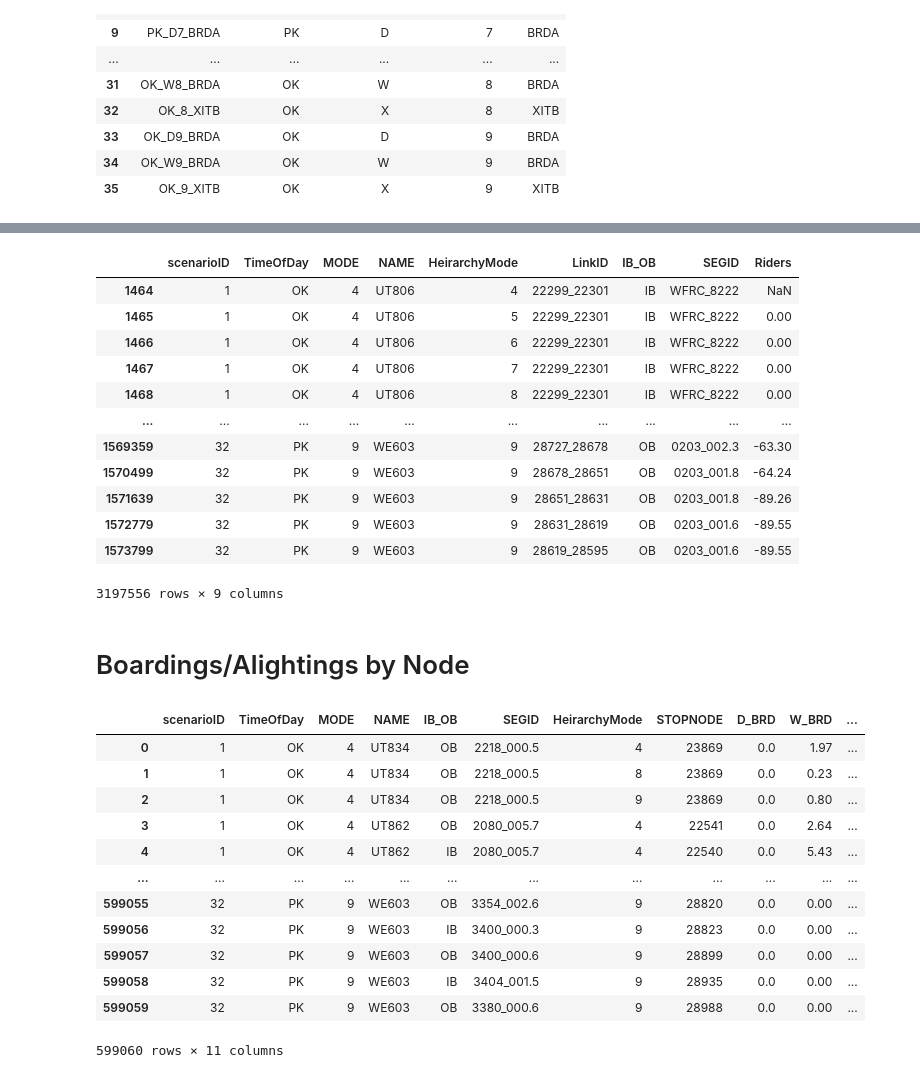
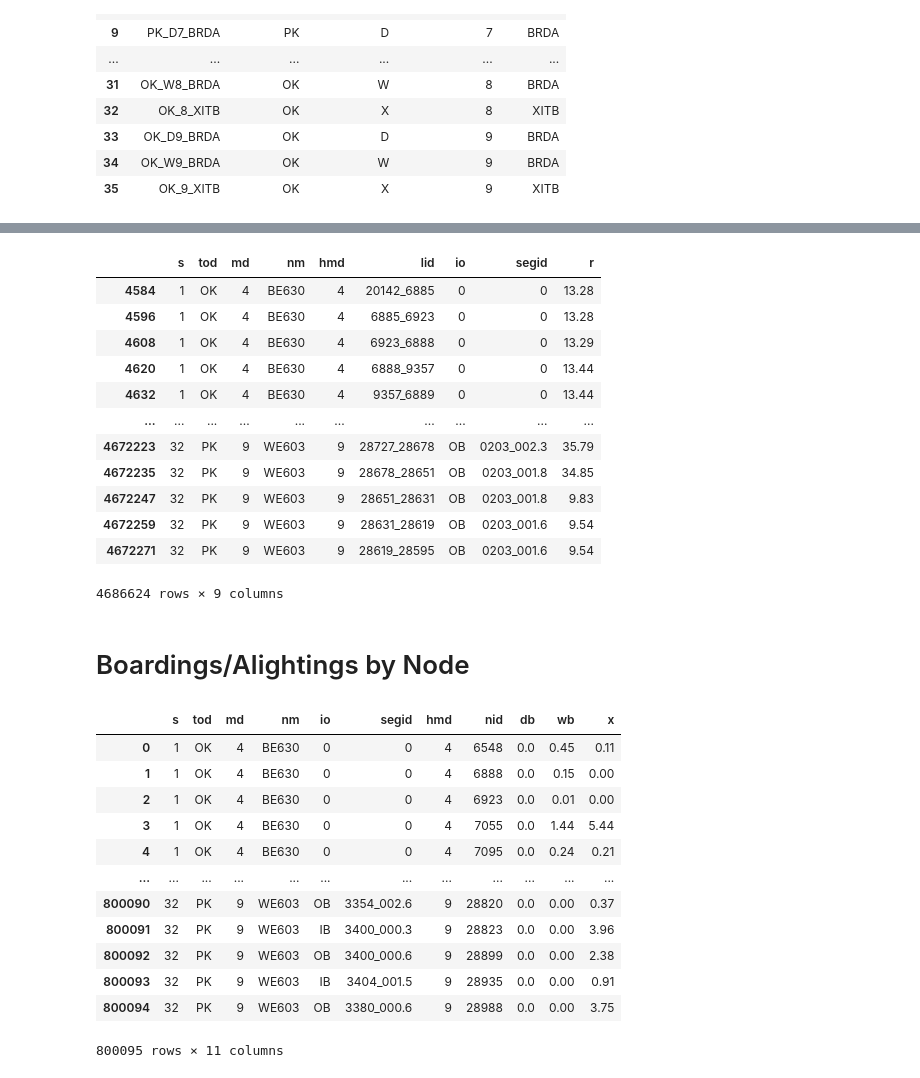
Before and after one commit to WFRCAnalytics/TDM-VAL-Scenario-Comparison-Toolbox, a Jupyter notebook: 2.1-TotalTDMTool/A-OldDataReformatAndPrepForApp.ipynb, the cells around one changed output, grey strips where cells are left out. Cells and saved outputs as stored; diff of their text form; code cells hidden in the pictures.

Commit message:
Add PA link and node data

```diff
--- a/2.1-TotalTDMTool/A-OldDataReformatAndPrepForApp.ipynb
+++ b/2.1-TotalTDMTool/A-OldDataReformatAndPrepForApp.ipynb
@@ -38,3 +7,28 @@ dfPADetail = bqclient.query("SELECT * FROM tdm-scenarios.tdm_scenarios_output.ro
+# %%
+_reImportBQ = False
+
+if _reImportBQ:
+
+    sys.path.insert(0, '..\..\Resources\Python-Functions')
+    import BigQuery
+
+    # import transit route outputs
+    bqclient = BigQuery.getBigQueryClient_TDMScenarios()
+
+    dfScenarios = bqclient.query("SELECT * FROM tdm-scenarios.tdm_scenarios_output.scenarios").to_dataframe()
+    #dfScenarios
+    dfScenarios.to_csv("_dfScenarios.csv", index=False)
+
+    dfODDetail = bqclient.query("SELECT * FROM tdm-scenarios.tdm_scenarios_output.route_od_detail").to_dataframe()
+    dfODDetail.to_csv("_dfODDetail.csv", index=False)
+    #display(dfODDetail)
+    dfPADetail = bqclient.query("SELECT * FROM tdm-scenarios.tdm_scenarios_output.route_pa_detail").to_dataframe()
+    dfPADetail.to_csv("_dfPADetail.csv", index=False)
+    #display(dfPADetail)
+else:
+    dfScenarios = pd.read_csv("_dfScenarios.csv")
+    dfODDetail = pd.read_csv("_dfODDetail.csv")
+    dfPADetail = pd.read_csv("_dfPADetail.csv")
 # %%
 # read in manully created file
 dfRouteSummaryNames_Revised = pd.read_csv(r"E:\GitHub\TDM-Scenario-Comparison-Toolbox\0-ModelModifications\manual\routesummarynames_revised.csv")
@@ -158,7 +152,7 @@ display(dfTotVol['D_TOT_VOL'].sum())
 #dfNetWithSegIDs = pd.DataFrame(DBF(r"A:\1 - TDM\3 - Model Dev\1 - WF\2 - Sandbox\v9.0Beta\WF TDM v9.0 - 2022-12-19\1_Inputs\3_Highway\GIS\MasterNet_v9 - 2023-01-26 - Link.dbf", load=True))
 dfNetWithSegIDs = pd.DataFrame(DBF(r"A:\1 - TDM\3 - Model Dev\1 - WF\2 - Sandbox\v9.0Beta\WF TDM v9.0 - 2022-12-19\Scenarios\Needs_2050\0_InputProcessing\v9_Needs_SE50_Net50_Link.DBF", load=True))
 dfNetWithSegIDs = dfNetWithSegIDs[['A','B','SEGID','IB_OB']]
-dfNetWithSegIDs = dfNetWithSegIDs[dfNetWithSegIDs['SEGID']!='']
+#dfNetWithSegIDs = dfNetWithSegIDs[dfNetWithSegIDs['SEGID']!='']
 dfNetWithSegIDs
 # %% [output]
 |  | A | B | SEGID | IB_OB |
@@ -449,7 +445,7 @@ dfPALong_pivot = dfPALong_pivot.reset_index()
 # rename some columns
 dfPALong_pivot.columns = ('scenarioID','NAME','Direction','MODE','LINKSEQ','A','B','STOPA','STOPB','TimeOfDay','HeirarchyMode','D_BRDA','W_BRDA','X_XITB')
 
-dfPALong_pivot_withIBOB = pd.DataFrame.merge(dfPALong_pivot,dfNetWithSegIDs,on=('A','B'))
+dfPALong_pivot_withIBOB = pd.DataFrame.merge(dfPALong_pivot,dfNetWithSegIDs,on=('A','B'),how='left')
 dfPALong_pivot_withIBOB = dfPALong_pivot_withIBOB.fillna(0)
 # %%
 # CALCULATE RIDERS BY LINK
@@ -493,24 +473,25 @@ dfPAPivot
 # %%
 dfPARiders = dfPAPivot.drop(columns=(['D_BRDA_cumsum','W_BRDA_cumsum','X_XITB_Shift_cumsum']))
 dfPARiders['LinkID'] = dfPARiders['A'].astype(str) + '_' + dfPARiders['B'].astype(str)
 dfPARiders = dfPARiders[['scenarioID','TimeOfDay','MODE','NAME','HeirarchyMode','LinkID','IB_OB','SEGID','Riders']]
 dfPARiders['IB_OB'] = dfPARiders['IB_OB'].fillna('XX')
 dfPARiders['SEGID'] = dfPARiders['SEGID'].fillna('')
+dfPARiders.columns = ['s','tod','md','nm','hmd','lid','io','segid','r']
 dfPARiders
 # %% [output]
-|  | scenarioID | TimeOfDay | MODE | NAME | HeirarchyMode | LinkID | IB_OB | SEGID | Riders |
-| 1464 | 1 | OK | 4 | UT806 | 4 | 22299_22301 | IB | WFRC_8222 | NaN |
-| 1465 | 1 | OK | 4 | UT806 | 5 | 22299_22301 | IB | WFRC_8222 | 0.00 |
-| 1466 | 1 | OK | 4 | UT806 | 6 | 22299_22301 | IB | WFRC_8222 | 0.00 |
-| 1467 | 1 | OK | 4 | UT806 | 7 | 22299_22301 | IB | WFRC_8222 | 0.00 |
-| 1468 | 1 | OK | 4 | UT806 | 8 | 22299_22301 | IB | WFRC_8222 | 0.00 |
+|  | s | tod | md | nm | hmd | lid | io | segid | r |
+| 4584 | 1 | OK | 4 | BE630 | 4 | 20142_6885 | 0 | 0 | 13.28 |
+| 4596 | 1 | OK | 4 | BE630 | 4 | 6885_6923 | 0 | 0 | 13.28 |
+| 4608 | 1 | OK | 4 | BE630 | 4 | 6923_6888 | 0 | 0 | 13.29 |
+| 4620 | 1 | OK | 4 | BE630 | 4 | 6888_9357 | 0 | 0 | 13.44 |
+| 4632 | 1 | OK | 4 | BE630 | 4 | 9357_6889 | 0 | 0 | 13.44 |
 | ... | ... | ... | ... | ... | ... | ... | ... | ... | ... |
-| 1569359 | 32 | PK | 9 | WE603 | 9 | 28727_28678 | OB | 0203_002.3 | -63.30 |
-| 1570499 | 32 | PK | 9 | WE603 | 9 | 28678_28651 | OB | 0203_001.8 | -64.24 |
-| 1571639 | 32 | PK | 9 | WE603 | 9 | 28651_28631 | OB | 0203_001.8 | -89.26 |
-| 1572779 | 32 | PK | 9 | WE603 | 9 | 28631_28619 | OB | 0203_001.6 | -89.55 |
-| 1573799 | 32 | PK | 9 | WE603 | 9 | 28619_28595 | OB | 0203_001.6 | -89.55 |
+| 4672223 | 32 | PK | 9 | WE603 | 9 | 28727_28678 | OB | 0203_002.3 | 35.79 |
+| 4672235 | 32 | PK | 9 | WE603 | 9 | 28678_28651 | OB | 0203_001.8 | 34.85 |
+| 4672247 | 32 | PK | 9 | WE603 | 9 | 28651_28631 | OB | 0203_001.8 | 9.83 |
+| 4672259 | 32 | PK | 9 | WE603 | 9 | 28631_28619 | OB | 0203_001.6 | 9.54 |
+| 4672271 | 32 | PK | 9 | WE603 | 9 | 28619_28595 | OB | 0203_001.6 | 9.54 |
-3197556 rows × 9 columns
+4686624 rows × 9 columns
 # %% [markdown]
 # Boardings/Alightings by Node
 # %%
@@ -529,18 +510,19 @@ dfPABoardAlight = pd.DataFrame.merge(dfPABoardings, dfPAAlightings, left_on=(_ke
 dfPABoardAlight = dfPABoardAlight.fillna(0)
 dfPABoardAlight['STOPNODE'] = dfPABoardAlight[['A', 'B']].max(axis=1).astype(int)
 dfPABoardAlight = dfPABoardAlight[['scenarioID','TimeOfDay','MODE','NAME','IB_OB','SEGID','HeirarchyMode','STOPNODE','D_BRD','W_BRD','X_XIT']]
+dfPABoardAlight.columns = ['s','tod','md','nm','io','segid','hmd','nid','db','wb','x']
 dfPABoardAlight
 # %% [output]
-|  | scenarioID | TimeOfDay | MODE | NAME | IB_OB | SEGID | HeirarchyMode | STOPNODE | D_BRD | W_BRD | ... |
-| 0 | 1 | OK | 4 | UT834 | OB | 2218_000.5 | 4 | 23869 | 0.0 | 1.97 | ... |
-| 1 | 1 | OK | 4 | UT834 | OB | 2218_000.5 | 8 | 23869 | 0.0 | 0.23 | ... |
-| 2 | 1 | OK | 4 | UT834 | OB | 2218_000.5 | 9 | 23869 | 0.0 | 0.80 | ... |
-| 3 | 1 | OK | 4 | UT862 | OB | 2080_005.7 | 4 | 22541 | 0.0 | 2.64 | ... |
-| 4 | 1 | OK | 4 | UT862 | IB | 2080_005.7 | 4 | 22540 | 0.0 | 5.43 | ... |
+|  | s | tod | md | nm | io | segid | hmd | nid | db | wb | x |
+| 0 | 1 | OK | 4 | BE630 | 0 | 0 | 4 | 6548 | 0.0 | 0.45 | 0.11 |
+| 1 | 1 | OK | 4 | BE630 | 0 | 0 | 4 | 6888 | 0.0 | 0.15 | 0.00 |
+| 2 | 1 | OK | 4 | BE630 | 0 | 0 | 4 | 6923 | 0.0 | 0.01 | 0.00 |
+| 3 | 1 | OK | 4 | BE630 | 0 | 0 | 4 | 7055 | 0.0 | 1.44 | 5.44 |
+| 4 | 1 | OK | 4 | BE630 | 0 | 0 | 4 | 7095 | 0.0 | 0.24 | 0.21 |
 | ... | ... | ... | ... | ... | ... | ... | ... | ... | ... | ... | ... |
-| 599055 | 32 | PK | 9 | WE603 | OB | 3354_002.6 | 9 | 28820 | 0.0 | 0.00 | ... |
-| 599056 | 32 | PK | 9 | WE603 | IB | 3400_000.3 | 9 | 28823 | 0.0 | 0.00 | ... |
-| 599057 | 32 | PK | 9 | WE603 | OB | 3400_000.6 | 9 | 28899 | 0.0 | 0.00 | ... |
-| 599058 | 32 | PK | 9 | WE603 | IB | 3404_001.5 | 9 | 28935 | 0.0 | 0.00 | ... |
-| 599059 | 32 | PK | 9 | WE603 | OB | 3380_000.6 | 9 | 28988 | 0.0 | 0.00 | ... |
+| 800090 | 32 | PK | 9 | WE603 | OB | 3354_002.6 | 9 | 28820 | 0.0 | 0.00 | 0.37 |
+| 800091 | 32 | PK | 9 | WE603 | IB | 3400_000.3 | 9 | 28823 | 0.0 | 0.00 | 3.96 |
+| 800092 | 32 | PK | 9 | WE603 | OB | 3400_000.6 | 9 | 28899 | 0.0 | 0.00 | 2.38 |
+| 800093 | 32 | PK | 9 | WE603 | IB | 3404_001.5 | 9 | 28935 | 0.0 | 0.00 | 0.91 |
+| 800094 | 32 | PK | 9 | WE603 | OB | 3380_000.6 | 9 | 28988 | 0.0 | 0.00 | 3.75 |
-599060 rows × 11 columns
+800095 rows × 11 columns
```
Also changed, not shown: parts of 22 cells of this notebook, 58 other files.
